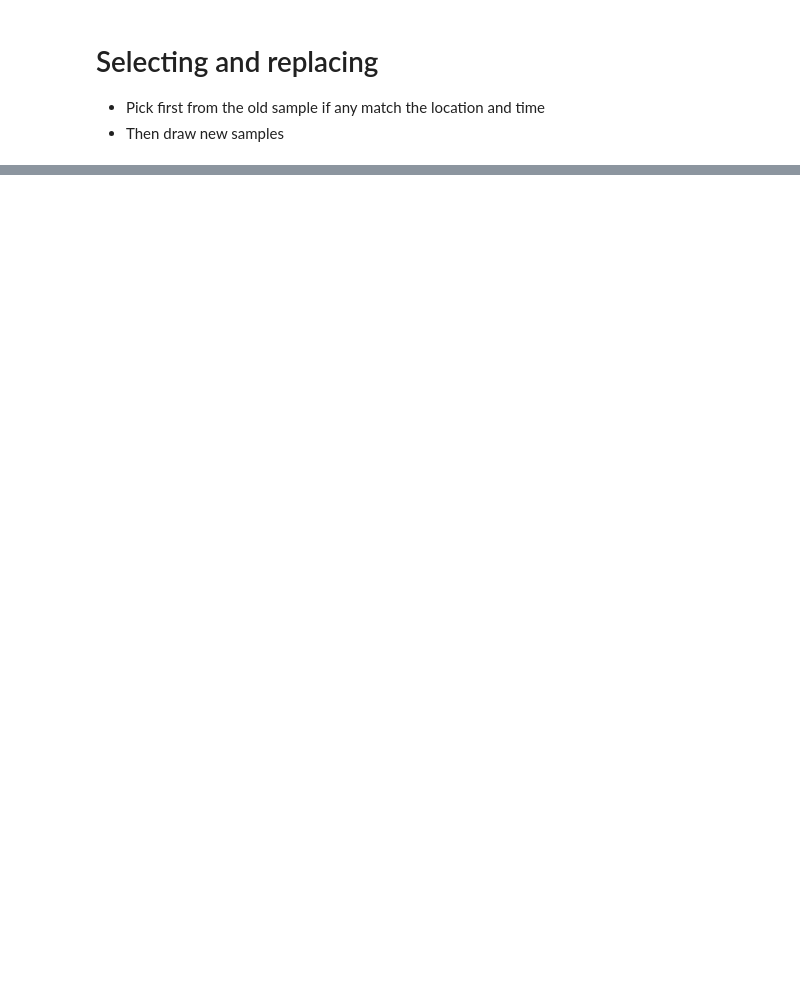
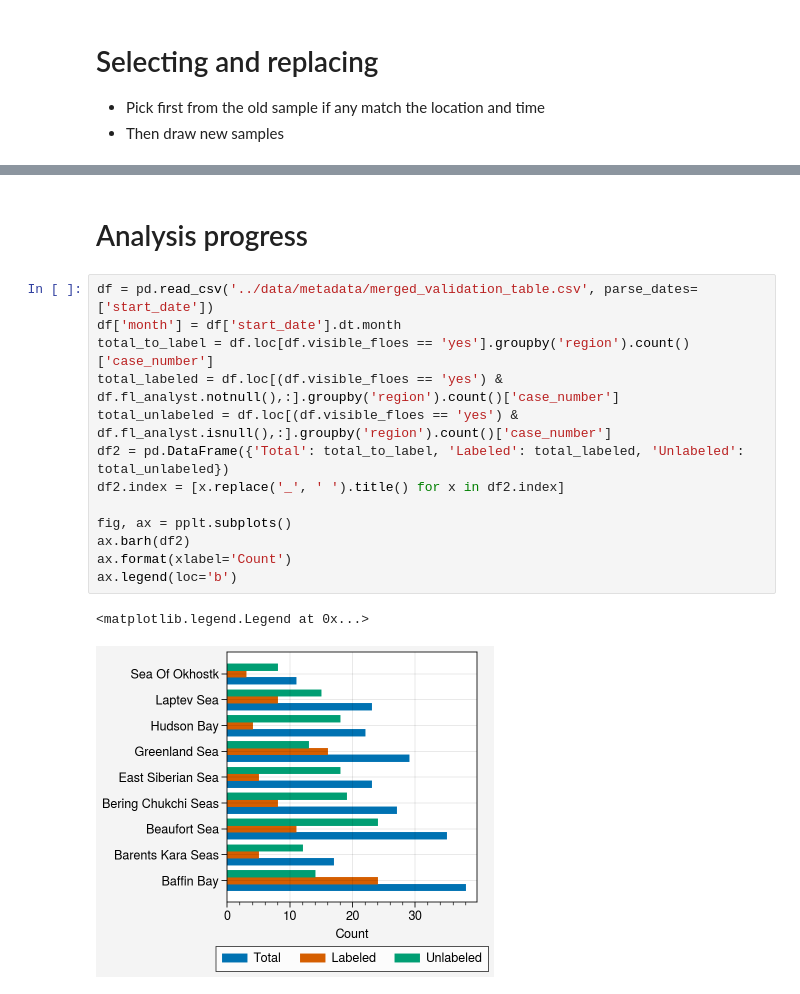
Before and after one commit to danielmwatkins/eval_seg, a Jupyter notebook: notebooks/sample_selection.ipynb, the cells around one changed output, grey strips where cells are left out. Drawn from its saved outputs; the diff is of its cells as text; blank space fills up the shorter version.

```diff
--- a/notebooks/sample_selection.ipynb
+++ b/notebooks/sample_selection.ipynb
@@ -720,0 +689,18 @@ ax.format(yreverse=False)
+# %% [markdown]
+# Analysis progress
+# %%
+df = pd.read_csv('../data/metadata/merged_validation_table.csv', parse_dates=['start_date'])
+df['month'] = df['start_date'].dt.month
+total_to_label = df.loc[df.visible_floes == 'yes'].groupby('region').count()['case_number']
+total_labeled = df.loc[(df.visible_floes == 'yes') & df.fl_analyst.notnull(),:].groupby('region').count()['case_number']
+total_unlabeled = df.loc[(df.visible_floes == 'yes') & df.fl_analyst.isnull(),:].groupby('region').count()['case_number']
+df2 = pd.DataFrame({'Total': total_to_label, 'Labeled': total_labeled, 'Unlabeled': total_unlabeled})
+df2.index = [x.replace('_', ' ').title() for x in df2.index]
+
+fig, ax = pplt.subplots()
+ax.barh(df2)
+ax.format(xlabel='Count')
+ax.legend(loc='b')
+# %% [output]
+<matplotlib.legend.Legend at 0x...>
+[figure, added]
```
Also changed, not shown: parts of 8 cells of this notebook, 9 other files.
